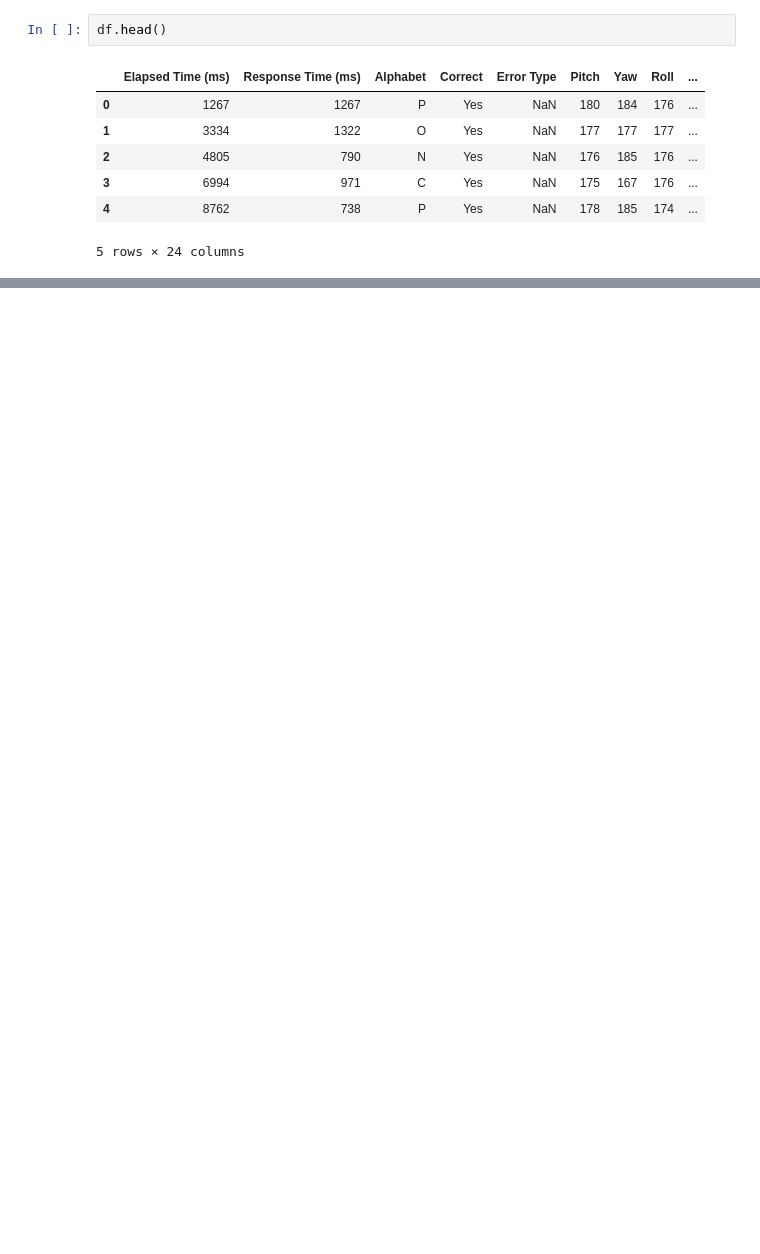
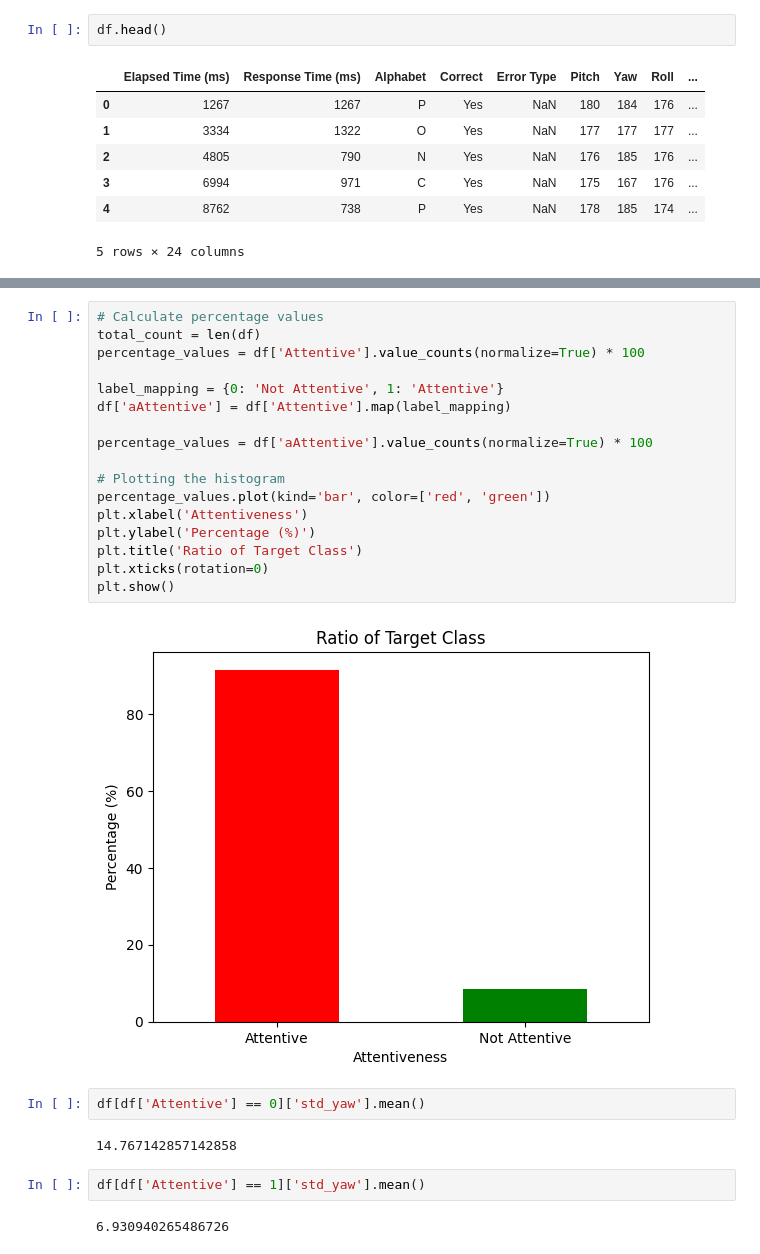
Before and after one commit to Waleed-Mujahid/attentiveness_detection_vr, a Jupyter notebook: analysis.ipynb, the cells around one changed output, grey strips where cells are left out. Drawn from its saved outputs; the diff is of its cells as text; blank space fills up the shorter version.

```diff
--- a/analysis.ipynb
+++ b/analysis.ipynb
@@ -25,0 +41,27 @@ plt.scatter(incorrect.index, incorrect['Roll'], color='red')
+# %%
+# Calculate percentage values
+total_count = len(df)
+percentage_values = df['Attentive'].value_counts(normalize=True) * 100
+
+label_mapping = {0: 'Not Attentive', 1: 'Attentive'}
+df['aAttentive'] = df['Attentive'].map(label_mapping)
+
+percentage_values = df['aAttentive'].value_counts(normalize=True) * 100
+
+# Plotting the histogram
+percentage_values.plot(kind='bar', color=['red', 'green'])
+plt.xlabel('Attentiveness')
+plt.ylabel('Percentage (%)')
+plt.title('Ratio of Target Class')
+plt.xticks(rotation=0)
+plt.show()
+# %% [output]
+[figure, added]
+# %%
+df[df['Attentive'] == 0]['std_yaw'].mean()
+# %% [output]
+14.767142857142858
+# %%
+df[df['Attentive'] == 1]['std_yaw'].mean()
+# %% [output]
+6.930940265486726
```
Also changed, not shown: parts of 6 cells of this notebook, 6 other files.
